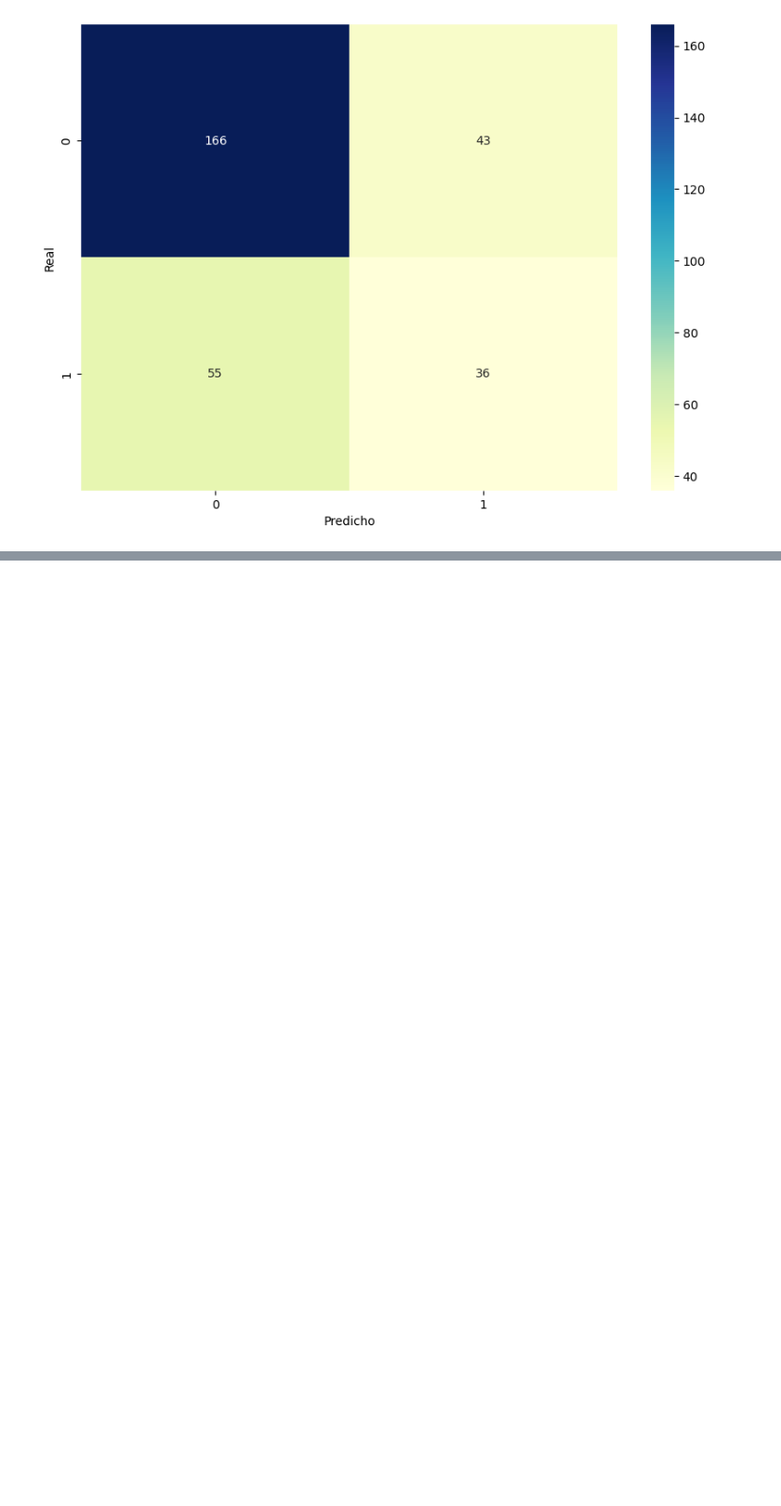
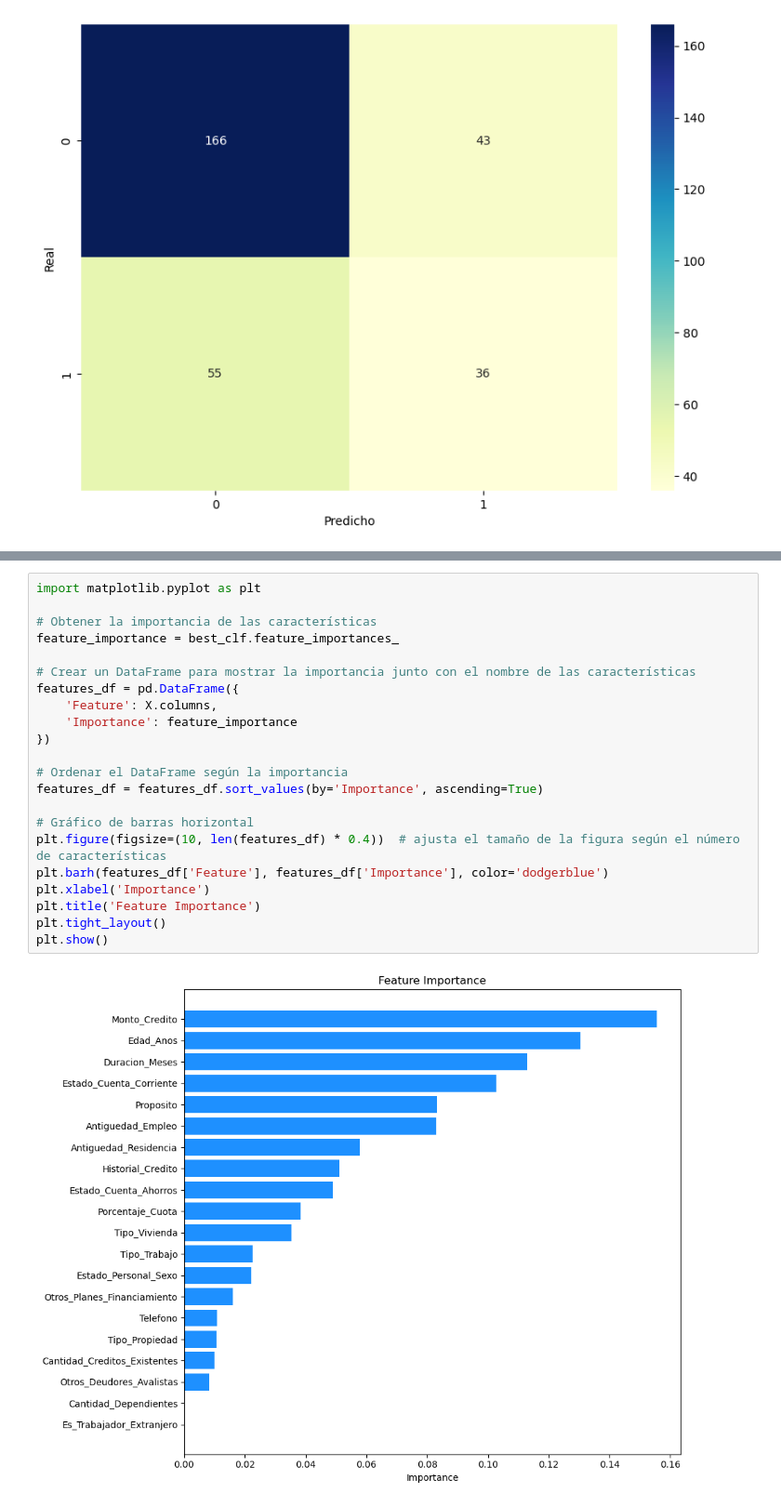
Before and after one commit to Japulgarin/Data_challenge_uninorte, a Jupyter notebook: Creditos_alemanes.ipynb, the cells around one changed output, grey strips where cells are left out. Shown at 93% size. Drawn from its saved outputs; the diff is of its cells as text; blank space fills up the shorter version.

```diff
--- a/Creditos_alemanes.ipynb
+++ b/Creditos_alemanes.ipynb
@@ -202,0 +357,24 @@ Matriz de Confusión:
+# %%
+import matplotlib.pyplot as plt
+
+# Obtener la importancia de las características
+feature_importance = best_clf.feature_importances_
+
+# Crear un DataFrame para mostrar la importancia junto con el nombre de las características
+features_df = pd.DataFrame({
+    'Feature': X.columns,
+    'Importance': feature_importance
+})
+
+# Ordenar el DataFrame según la importancia
+features_df = features_df.sort_values(by='Importance', ascending=True)
+
+# Gráfico de barras horizontal
+plt.figure(figsize=(10, len(features_df) * 0.4))  # ajusta el tamaño de la figura según el número de características
+plt.barh(features_df['Feature'], features_df['Importance'], color='dodgerblue')
+plt.xlabel('Importance')
+plt.title('Feature Importance')
+plt.tight_layout()
+plt.show()
+# %% [output]
+[figure, added]
```
Also changed, not shown: parts of 18 cells of this notebook.
